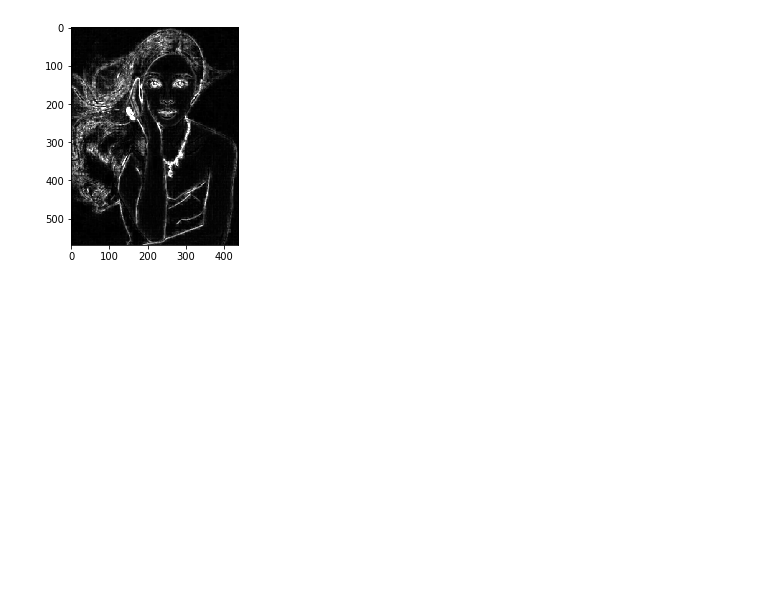
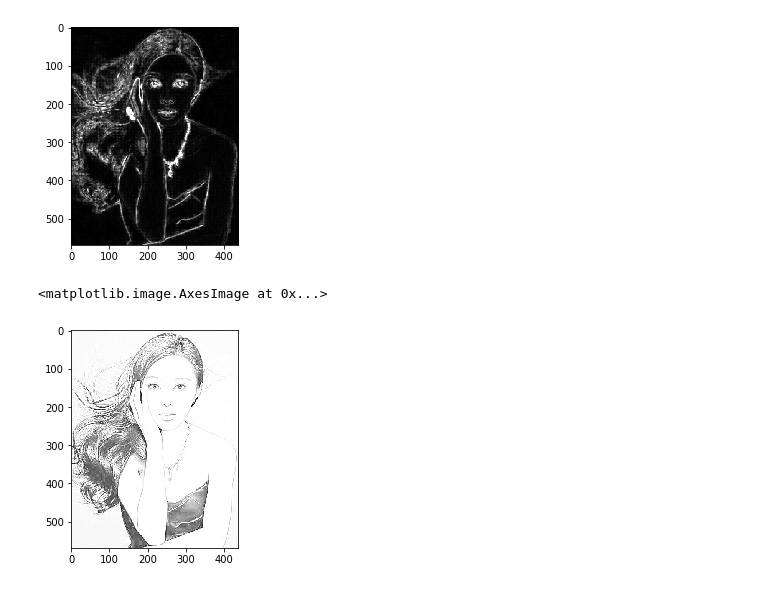
Before and after one commit to juxiangwu/image-processing, a Jupyter notebook: 图像特效/48-图像特效-素描.ipynb, the cells around one changed output. Drawn from its saved outputs; the diff is of its cells as text; code cells hidden in the pictures; blank space fills up the shorter version.

```diff
--- a/图像特效/48-图像特效-素描.ipynb
+++ b/图像特效/48-图像特效-素描.ipynb
@@ -39,3 +39,26 @@ plt.imshow(dst,'gray')
 # %% [output]
 <matplotlib.image.AxesImage at 0x...>
 [figure]
+# %%
+def sketch2(src):
+    srcf = np.float32(src)
+    if len(src.shape) < 3:
+        srcf = cv2.cvtColor(src,cv2.COLOR_GRAY2RGB).astype(np.float32)
+    dst = np.zeros_like(srcf)
+    rows,cols = srcf.shape[0],srcf.shape[1]
+    gray =cv2.cvtColor(src,cv2.COLOR_RGB2GRAY).astype(np.float32)
+    gauss = cv2.GaussianBlur(srcf,(7,7),2.4,2.4)
+    graygauss = 255.0 - (gauss[:,:,0] + gauss[:,:,1] + gauss[:,:,2]) / 3.0
+
+    dst[:,:,0] = gray + (gray * graygauss) / (255 - graygauss + 1.0e-5)
+    dst[:,:,1] = gray + (gray * graygauss) / (255 - graygauss + 1.0e-5)
+    dst[:,:,2] = gray + (gray * graygauss) / (255 - graygauss + 1.0e-5)
+
+    dst = np.clip(dst,0,255)
+    return np.uint8(dst)
+# %%
+dst = sketch2(rgb)
+plt.imshow(dst)
+# %% [output]
+<matplotlib.image.AxesImage at 0x...>
+[figure, added]
```
Also changed, not shown: 1 other file.
